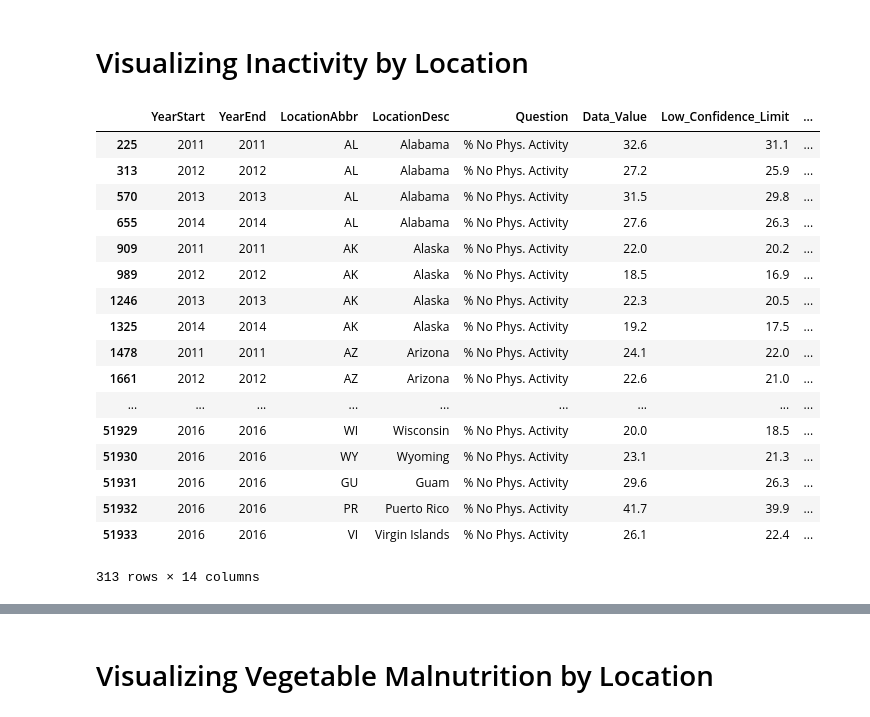
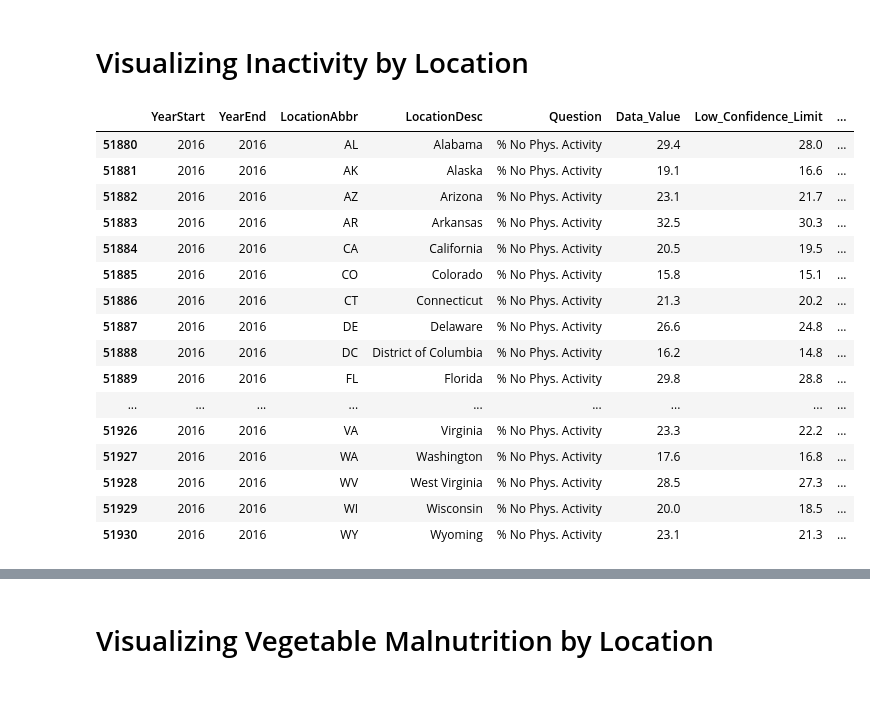
Before and after one commit to alankritjoshi/cs6220f17project2, a Jupyter notebook: 02_working/process_dataset.ipynb, the cells around one changed output, grey strips where cells are left out. Cells and saved outputs as stored; diff of their text form; code cells hidden in the pictures.

Commit message:
Update plotting
 Remove 'Guam' ,'Puerto Rico', 'Virgin Islands' from data for
visualization. Because the Plot.ly map does not include these
territories, may cause errors in calculations.

```diff
--- a/02_working/process_dataset.ipynb
+++ b/02_working/process_dataset.ipynb
@@ -95,0 +74,8 @@ data_2016
+# %%
+data_2016 = data.query('YearStart == "2016"')
+# remove 'Guam' ,'Puerto Rico', 'Virgin Islands'
+data_2016 = data_2016[data_2016.LocationAbbr != 'VI']
+data_2016 = data_2016[data_2016.LocationAbbr != 'PR']
+data_2016 = data_2016[data_2016.LocationAbbr != 'GU']
+
+data_2016
@@ -256,27 +269,26 @@ plot_basic(overweight_data_by_state,
 # %% [markdown]
 # Visualizing Inactivity by Location
 # %%
-inactivity_data_by_state = get_total_incidence_table(data, "% No Phys. Activity")
+inactivity_data_by_state = get_total_incidence_table(data_2016, "% No Phys. Activity") ## use data only in 2016?
 inactivity_data_by_state
 # %% [output]
 |  | YearStart | YearEnd | LocationAbbr | LocationDesc | Question | Data_Value | Low_Confidence_Limit | ... |
-| 225 | 2011 | 2011 | AL | Alabama | % No Phys. Activity | 32.6 | 31.1 | ... |
-| 313 | 2012 | 2012 | AL | Alabama | % No Phys. Activity | 27.2 | 25.9 | ... |
-| 570 | 2013 | 2013 | AL | Alabama | % No Phys. Activity | 31.5 | 29.8 | ... |
-| 655 | 2014 | 2014 | AL | Alabama | % No Phys. Activity | 27.6 | 26.3 | ... |
-| 909 | 2011 | 2011 | AK | Alaska | % No Phys. Activity | 22.0 | 20.2 | ... |
-| 989 | 2012 | 2012 | AK | Alaska | % No Phys. Activity | 18.5 | 16.9 | ... |
-| 1246 | 2013 | 2013 | AK | Alaska | % No Phys. Activity | 22.3 | 20.5 | ... |
-| 1325 | 2014 | 2014 | AK | Alaska | % No Phys. Activity | 19.2 | 17.5 | ... |
-| 1478 | 2011 | 2011 | AZ | Arizona | % No Phys. Activity | 24.1 | 22.0 | ... |
-| 1661 | 2012 | 2012 | AZ | Arizona | % No Phys. Activity | 22.6 | 21.0 | ... |
+| 51880 | 2016 | 2016 | AL | Alabama | % No Phys. Activity | 29.4 | 28.0 | ... |
+| 51881 | 2016 | 2016 | AK | Alaska | % No Phys. Activity | 19.1 | 16.6 | ... |
+| 51882 | 2016 | 2016 | AZ | Arizona | % No Phys. Activity | 23.1 | 21.7 | ... |
+| 51883 | 2016 | 2016 | AR | Arkansas | % No Phys. Activity | 32.5 | 30.3 | ... |
+| 51884 | 2016 | 2016 | CA | California | % No Phys. Activity | 20.5 | 19.5 | ... |
+| 51885 | 2016 | 2016 | CO | Colorado | % No Phys. Activity | 15.8 | 15.1 | ... |
+| 51886 | 2016 | 2016 | CT | Connecticut | % No Phys. Activity | 21.3 | 20.2 | ... |
+| 51887 | 2016 | 2016 | DE | Delaware | % No Phys. Activity | 26.6 | 24.8 | ... |
+| 51888 | 2016 | 2016 | DC | District of Columbia | % No Phys. Activity | 16.2 | 14.8 | ... |
+| 51889 | 2016 | 2016 | FL | Florida | % No Phys. Activity | 29.8 | 28.8 | ... |
 | ... | ... | ... | ... | ... | ... | ... | ... | ... |
+| 51926 | 2016 | 2016 | VA | Virginia | % No Phys. Activity | 23.3 | 22.2 | ... |
+| 51927 | 2016 | 2016 | WA | Washington | % No Phys. Activity | 17.6 | 16.8 | ... |
+| 51928 | 2016 | 2016 | WV | West Virginia | % No Phys. Activity | 28.5 | 27.3 | ... |
 | 51929 | 2016 | 2016 | WI | Wisconsin | % No Phys. Activity | 20.0 | 18.5 | ... |
 | 51930 | 2016 | 2016 | WY | Wyoming | % No Phys. Activity | 23.1 | 21.3 | ... |
-| 51931 | 2016 | 2016 | GU | Guam | % No Phys. Activity | 29.6 | 26.3 | ... |
-| 51932 | 2016 | 2016 | PR | Puerto Rico | % No Phys. Activity | 41.7 | 39.9 | ... |
-| 51933 | 2016 | 2016 | VI | Virgin Islands | % No Phys. Activity | 26.1 | 22.4 | ... |
-313 rows × 14 columns
 # %%
 plot_basic(inactivity_data_by_state,
            'Inactivity by Location',
```
Also changed, not shown: parts of 5 cells of this notebook.
